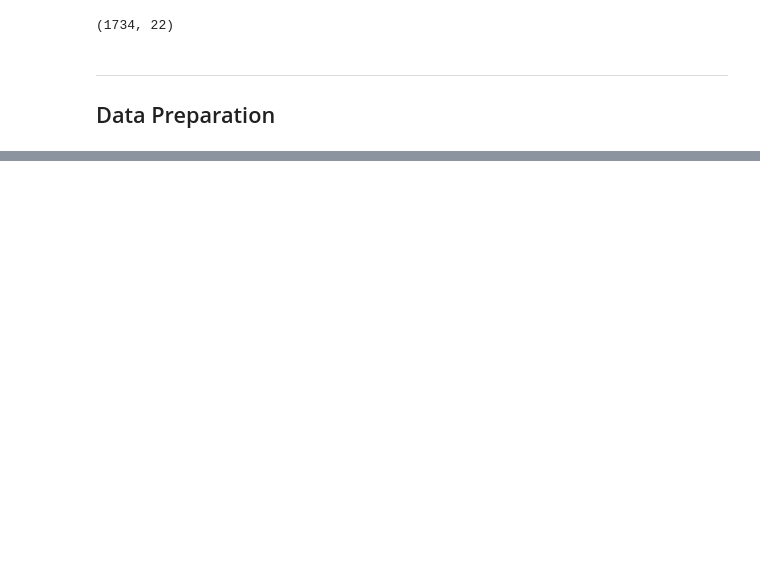
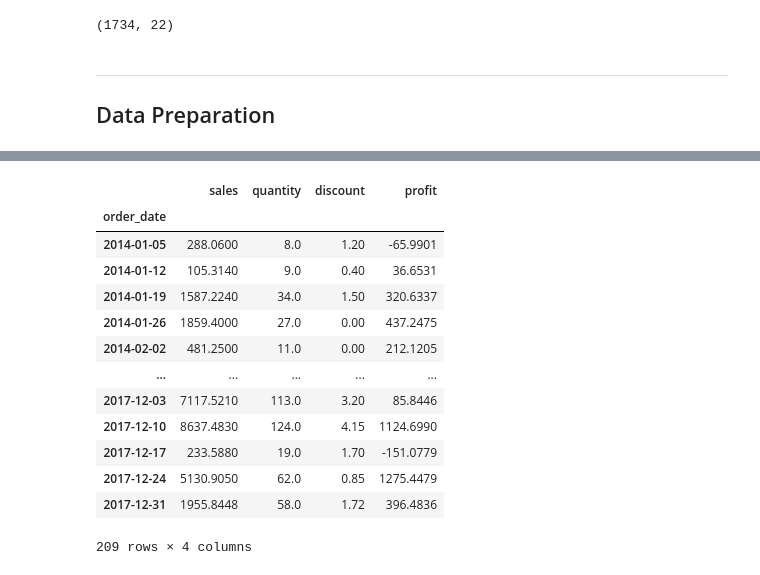
Before and after one commit to Innis-Superstore-Sales/time-series-project, a Jupyter notebook: wrangle.ipynb, the cells around one changed output, grey strips where cells are left out. Saved outputs shown, nothing was run; the diff lists cells and outputs as text; code cells hidden in the pictures; blank space fills up the shorter version.

```diff
--- a/wrangle.ipynb
+++ b/wrangle.ipynb
@@ -109,0 +163,2 @@ Cacheing data.
+# %%
+superstore.drop(columns=['ship_date'], inplace=True)
@@ -109,0 +173,18 @@ Cacheing data.
+# %%
+by_week = superstore.resample('W').sum()
+by_week
+# %% [output]
+|  | sales | quantity | discount | profit |
+| order_date |  |  |  |  |
+| 2014-01-05 | 288.0600 | 8.0 | 1.20 | -65.9901 |
+| 2014-01-12 | 105.3140 | 9.0 | 0.40 | 36.6531 |
+| 2014-01-19 | 1587.2240 | 34.0 | 1.50 | 320.6337 |
+| 2014-01-26 | 1859.4000 | 27.0 | 0.00 | 437.2475 |
+| 2014-02-02 | 481.2500 | 11.0 | 0.00 | 212.1205 |
+| ... | ... | ... | ... | ... |
+| 2017-12-03 | 7117.5210 | 113.0 | 3.20 | 85.8446 |
+| 2017-12-10 | 8637.4830 | 124.0 | 4.15 | 1124.6990 |
+| 2017-12-17 | 233.5880 | 19.0 | 1.70 | -151.0779 |
+| 2017-12-24 | 5130.9050 | 62.0 | 0.85 | 1275.4479 |
+| 2017-12-31 | 1955.8448 | 58.0 | 1.72 | 396.4836 |
+209 rows × 4 columns
```
Also changed, not shown: parts of 29 cells of this notebook.
